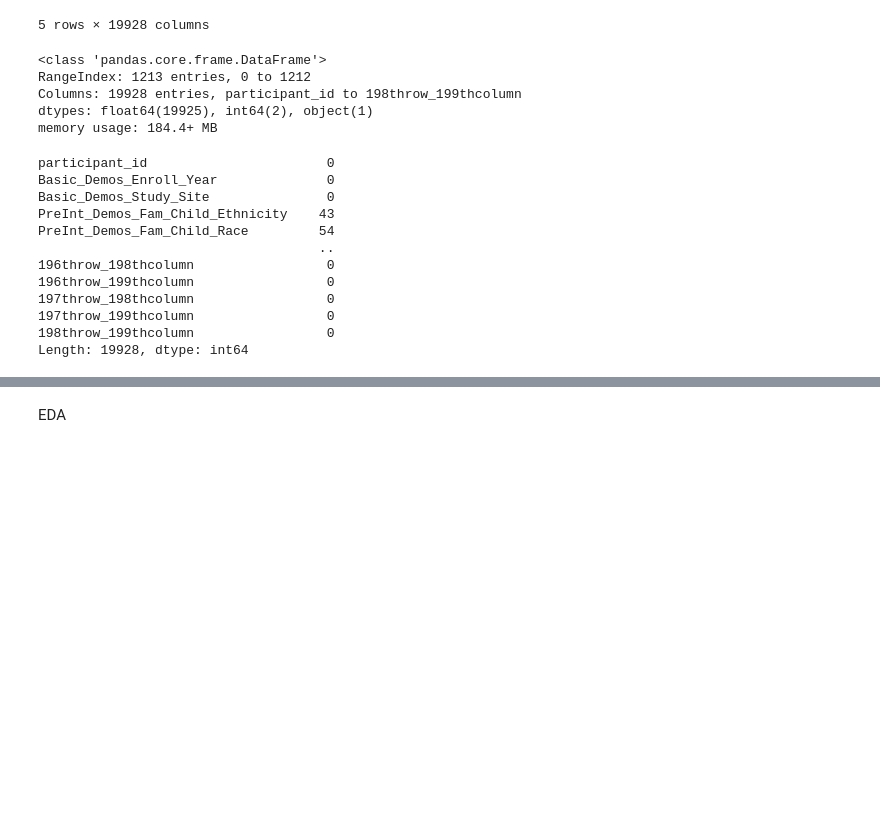
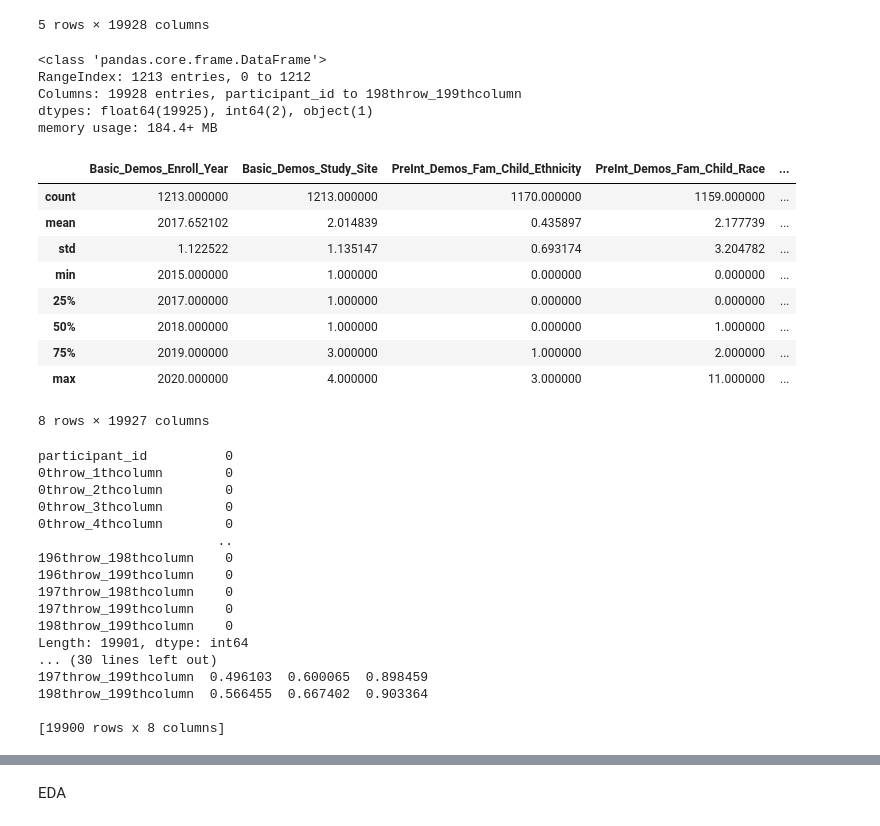
Before and after one commit to panditpooja/WiDS_Datathon_2025, a Jupyter notebook: preprocess.ipynb, the cells around one changed output, grey strips where cells are left out. Cells and saved outputs as stored; diff of their text form; code cells hidden in the pictures; blank space fills up the shorter version.

```diff
--- a/preprocess.ipynb
+++ b/preprocess.ipynb
@@ -49,34 +77,46 @@ merge_data.head()
 5 rows × 19928 columns
 # %%
 merge_data.info()
+merge_data.describe()
 # %% [output]
 <class 'pandas.core.frame.DataFrame'>
 RangeIndex: 1213 entries, 0 to 1212
 Columns: 19928 entries, participant_id to 198throw_199thcolumn
 dtypes: float64(19925), int64(2), object(1)
 memory usage: 184.4+ MB
+|  | Basic_Demos_Enroll_Year | Basic_Demos_Study_Site | PreInt_Demos_Fam_Child_Ethnicity | PreInt_Demos_Fam_Child_Race | ... |
+| count | 1213.000000 | 1213.000000 | 1170.000000 | 1159.000000 | ... |
+| mean | 2017.652102 | 2.014839 | 0.435897 | 2.177739 | ... |
+| std | 1.122522 | 1.135147 | 0.693174 | 3.204782 | ... |
+| min | 2015.000000 | 1.000000 | 0.000000 | 0.000000 | ... |
+| 25% | 2017.000000 | 1.000000 | 0.000000 | 0.000000 | ... |
+| 50% | 2018.000000 | 1.000000 | 0.000000 | 1.000000 | ... |
+| 75% | 2019.000000 | 3.000000 | 1.000000 | 2.000000 | ... |
+| max | 2020.000000 | 4.000000 | 3.000000 | 11.000000 | ... |
+8 rows × 19927 columns
 # %%
-# print(merge_data.isnull())
-print(merge_data.isnull().sum())
+# handling connectcome data
+print(connectome_data.isnull().sum())
+print(connectome_data.info())
 
-# drop missing values
-merge_data_cleaned = merge_data.dropna(axis=1, thresh=100)
-
-# replace missing values with unknown
-# df_filled = merge_data.fillna("Unknown")
-
-# Fill specific columns
-merge_data_cleaned['PreInt_Demos_Fam_Child_Ethnicity'] = merge_data['PreInt_Demos_Fam_Child_Ethnicity'].fillna("Unknown")
+# summary statistics for connectcome data
+print("Summary statistics for connectcome data")
+print(connectome_data.describe().T)
 # %% [output]
-participant_id                       0
-Basic_Demos_Enroll_Year              0
-Basic_Demos_Study_Site               0
-PreInt_Demos_Fam_Child_Ethnicity    43
-PreInt_Demos_Fam_Child_Race         54
-                                    ..
-196throw_198thcolumn                 0
-196throw_199thcolumn                 0
-197throw_198thcolumn                 0
-197throw_199thcolumn                 0
-198throw_199thcolumn                 0
-Length: 19928, dtype: int64
+participant_id          0
+0throw_1thcolumn        0
+0throw_2thcolumn        0
+0throw_3thcolumn        0
+0throw_4thcolumn        0
+                       ..
+196throw_198thcolumn    0
+196throw_199thcolumn    0
+197throw_198thcolumn    0
+197throw_199thcolumn    0
+198throw_199thcolumn    0
+Length: 19901, dtype: int64
+... (30 lines left out)
+197throw_199thcolumn  0.496103  0.600065  0.898459
+198throw_199thcolumn  0.566455  0.667402  0.903364
+
+[19900 rows x 8 columns]
```
Also changed, not shown: parts of 6 cells of this notebook.
